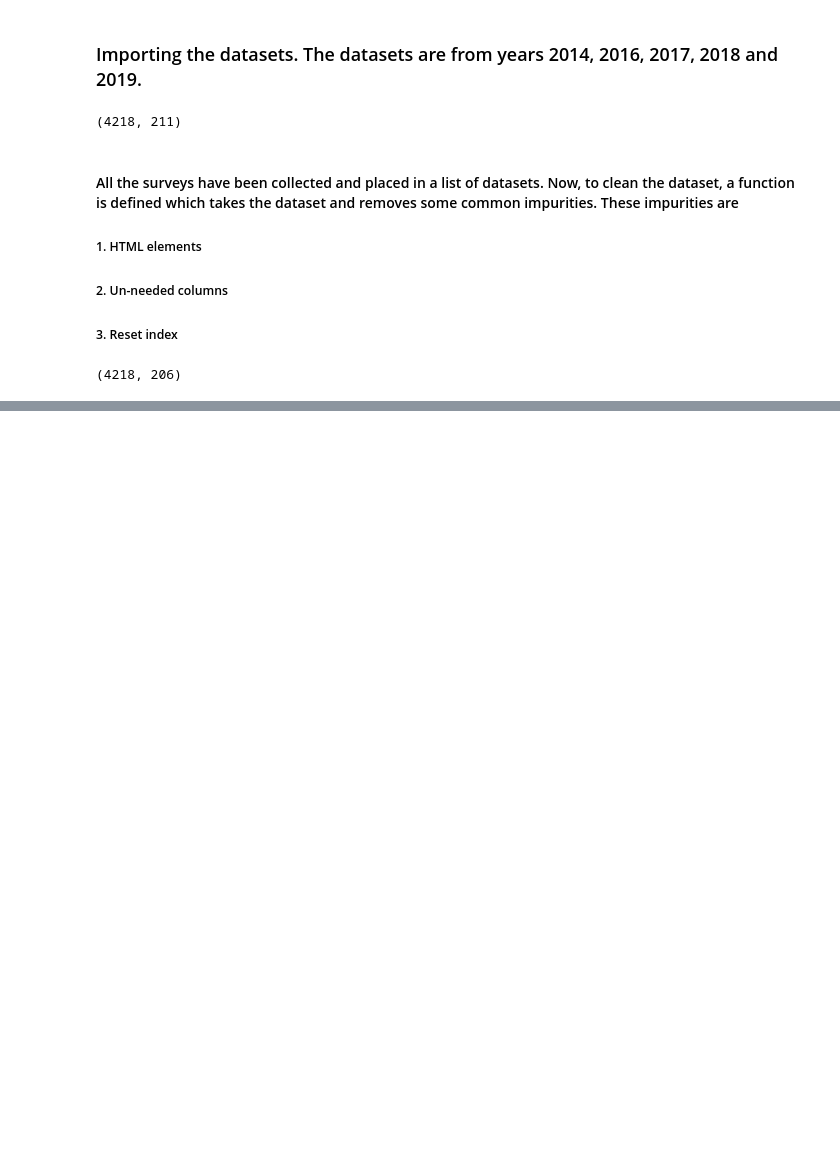
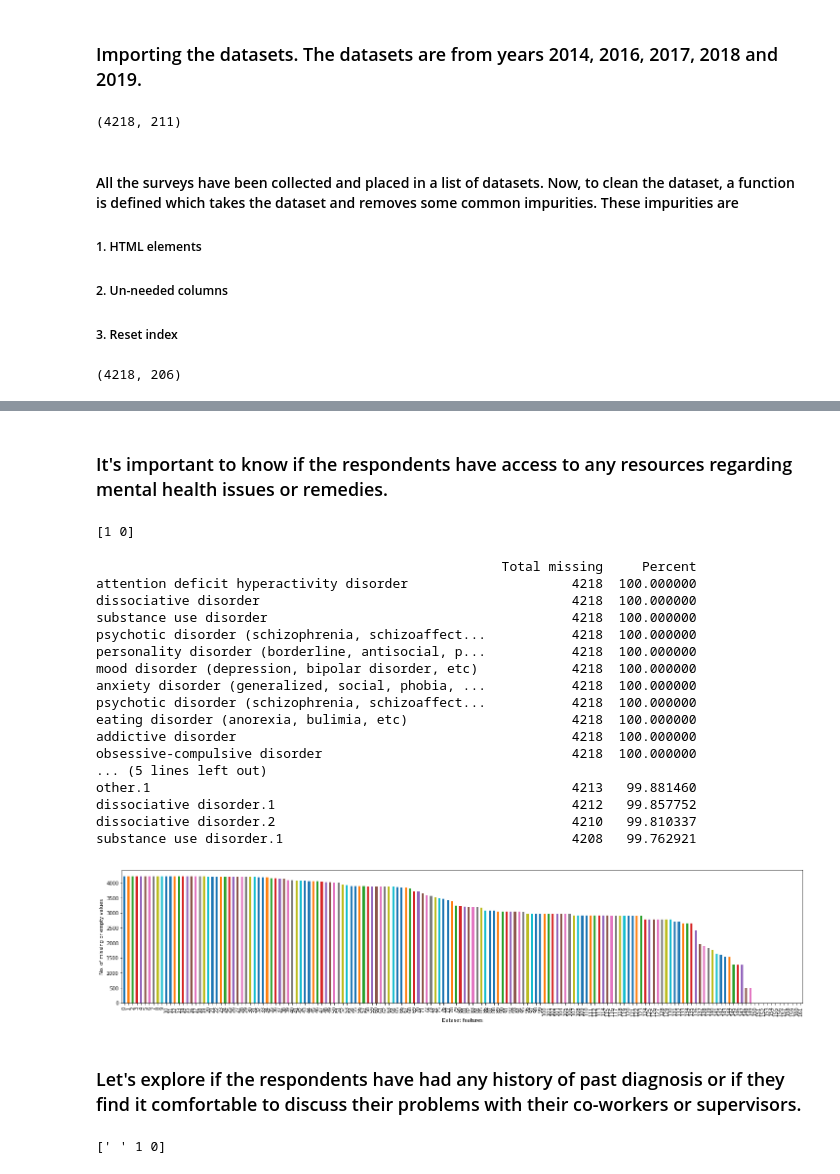
Before and after one commit to amitkarma21/OSMI-Mental-balance-Analysis, a Jupyter notebook: DataCleanup.ipynb, the cells around one changed output, grey strips where cells are left out. Drawn from its saved outputs; the diff is of its cells as text; code cells hidden in the pictures; blank space fills up the shorter version.

```diff
--- a/DataCleanup.ipynb
+++ b/DataCleanup.ipynb
@@ -54,0 +203,9 @@ print(survey.shape)
+# %%
+react = survey.loc[:, survey.columns.str.contains('react')]
+react.fillna('', inplace=True)
+survey['Rate Reaction to Problems'] = react.apply(lambda row: ' '.join(row.values.astype(str)), axis=1)
+survey.loc[survey['Rate Reaction to Problems'].str.contains('0.0|1.0|2.0|3.0|4.0|5.0', regex=True), 'Rate Reaction to Problems'] = 'Below Average'
+survey.loc[survey['Rate Reaction to Problems'].str.contains('6.0|7.0|8.0|9.0|10.0', regex=True), 'Rate Reaction to Problems'] = 'Above Average'
+survey.drop(react, axis=1, inplace=True)
+showReaction = survey['Rate Reaction to Problems']
+print(showReaction.unique())
@@ -54,0 +214,11 @@ print(survey.shape)
+# %%
+neg = survey.loc[:, survey.columns.str.contains('negative|badly', regex=True)]
+neg.fillna(' ', inplace=True)
+survey['Negative Consequences'] = neg.apply(lambda row: ''.join(row.values.astype(str)), axis=1)
+survey.loc[survey['Negative Consequences'].str.contains('yes|1.0|1|Yes' , regex=True), 'Negative Consequences'] = 'Yes'
+survey.loc[survey['Negative Consequences'].str.contains('maybe|Maybe|1' , regex=True), 'Negative Consequences'] = 'Maybe'
+survey.loc[survey['Negative Consequences'].str.contains('no|No|0' , regex=True), 'Negative Consequences'] = 'No'
+survey.loc[survey['Negative Consequences'].str.contains('self-employed' , regex=True), 'Negative Consequences'] = 'Self-Employed'
+survey.drop(neg, axis=1, inplace=True)
+showNegativeConsequnces = survey['Negative Consequences']
+print(showNegativeConsequnces.unique())
@@ -54,0 +229,10 @@ print(survey.shape)
+# %%
+work = survey.loc[:, survey.columns.str.contains('work in', regex=True)]
+survey.drop(work, axis=1, inplace=True)
+state = survey.loc[:, survey.columns.str.contains('country', regex=True)]
+state.fillna('', inplace=True)
+survey['Location'] = state.apply(lambda row: ''.join(row.values.astype(str)), axis=1)
+survey.loc[survey['Location'].str.contains('[A-Z][A-Z]|United States' , regex=True), 'Location'] = 'USA'
+showLocation = survey['Location']
+survey.drop(state, axis=1, inplace=True)
+print(showLocation.unique())
@@ -54,0 +257,47 @@ print(survey.shape)
+# %% [markdown]
+### It's important to know if the respondents have access to any resources regarding mental health issues or remedies.
+# %%
+resources = survey.loc[:, survey.columns.str.contains('resources', regex=True)]
+resources.fillna('', inplace=True)
+survey['Access to information'] = resources.apply(lambda row: ''.join(row.values.astype(str)), axis=1)
+survey.loc[survey['Access to information'].str.contains('yes|Yes' , regex=True, na=False), 'Access to information'] = 1
+survey.loc[survey['Access to information'].str.contains('no|No' , regex=True, na=False), 'Access to information'] = 0
+survey.drop(resources, axis=1, inplace=True)
+showAccessToInformation = survey['Access to information']
+print(showAccessToInformation.unique())
+# %% [output]
+[1 0]
+# %%
+noisyData = ShowNullValues(survey)
+# %% [output]
+                                                    Total missing     Percent
+attention deficit hyperactivity disorder                     4218  100.000000
+dissociative disorder                                        4218  100.000000
+substance use disorder                                       4218  100.000000
+psychotic disorder (schizophrenia, schizoaffect...           4218  100.000000
+personality disorder (borderline, antisocial, p...           4218  100.000000
+mood disorder (depression, bipolar disorder, etc)            4218  100.000000
+anxiety disorder (generalized, social, phobia, ...           4218  100.000000
+psychotic disorder (schizophrenia, schizoaffect...           4218  100.000000
+eating disorder (anorexia, bulimia, etc)                     4218  100.000000
+addictive disorder                                           4218  100.000000
+obsessive-compulsive disorder                                4218  100.000000
+... (5 lines left out)
+other.1                                                      4213   99.881460
+dissociative disorder.1                                      4212   99.857752
+dissociative disorder.2                                      4210   99.810337
+substance use disorder.1                                     4208   99.762921
+[figure, added]
+# %% [markdown]
+### Let's explore if the respondents have had any history of past diagnosis or if they find it comfortable to discuss their problems with their co-workers or supervisors.
+# %%
+insurance = survey.loc[:, survey.columns.str.contains('insurance', regex=True)]
+insurance.fillna('', inplace=True)
+survey['Insurance'] = insurance.apply(lambda row: ' '.join(row.values.astype(str)), axis=1)
+survey.loc[survey['Insurance'].str.contains('1.0|1|True|true' , regex=True, na=False), 'Insurance'] = 1
+survey.loc[survey['Insurance'].str.contains('0.0|0|False|false' , regex=True, na=False), 'Insurance'] = 0
+survey.drop(insurance, axis=1, inplace=True)
+showInsurance = survey['Insurance']
+print(showInsurance.unique())
+# %% [output]
+[' ' 1 0]
```
Also changed, not shown: parts of 32 cells of this notebook.
